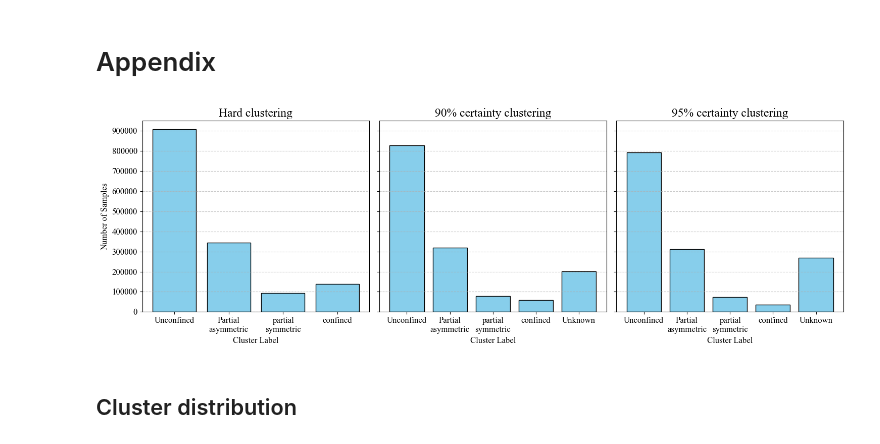
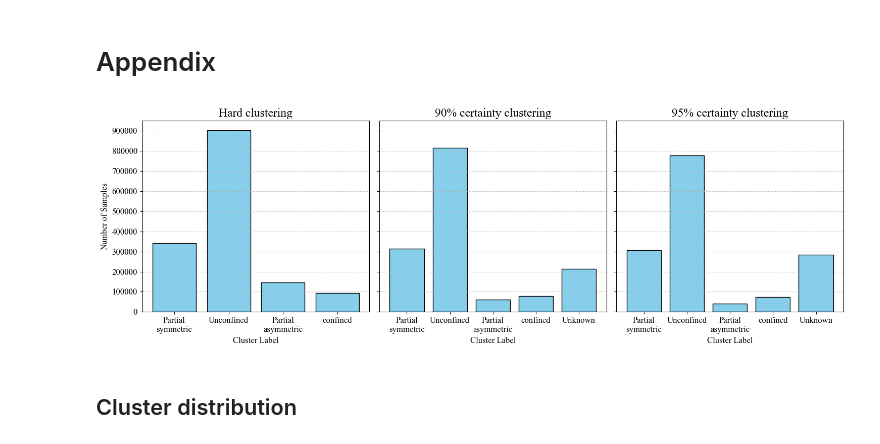
Before and after one commit to niekcde/river-confinement, a Jupyter notebook: pipeline/final_results.ipynb, the cells around one changed output. Cells and saved outputs as stored; diff of their text form; code cells hidden in the pictures.

```diff
--- a/pipeline/final_results.ipynb
+++ b/pipeline/final_results.ipynb
@@ -5,7 +5,6 @@ Introduction, (some) Methods and global map figures are made in QGIS and cannot
 Final result figures
 # %%
 # Package exports
-
 import os
 import sys
 
@@ -33,13 +32,13 @@ from pipeline.clustering import print_pca_loadings,\
                         data_prep_clustering, applyGMM, applyKmeans
 from pipeline.paths import load_project_paths, format_factor_token
 
-# Prefer an explicit env override; otherwise default to the shared test config
+# Prefer an explicit env override; otherwise default to the local project config
 # used for the canonical pipeline checks in this repo.
 config_override = os.getenv("RIVER_CONFINEMENT_PATHS")
 if config_override is None:
-    default_testing_config = repo_root / "config" / "paths.example_testing.json"
-    if default_testing_config.exists():
-        config_override = str(default_testing_config)
+    default_local_config = repo_root / "config" / "paths.local.json"
+    if default_local_config.exists():
+        config_override = str(default_local_config)
 
 project_paths = load_project_paths(config_override)
 print(f"Using project config: {project_paths.config_path}")
@@ -51,8 +50,3 @@ Using project config: /Users/6256481/Code/river-confinement/config/paths.example
-# %%
-# Optional legacy cluster export. The canonical workflow now derives clustering
-# inputs directly from the smoothed NetCDF outputs.
-cluster_csv = results_root / 'dfClusterSlope.csv'
-dfC = pd.read_csv(cluster_csv) if cluster_csv.exists() else None
 # %% [markdown]
 # Methods
 # %%
@@ -600,8 +816,8 @@ max slope m/m :                1.72093
 # %%
 CH = 2
 hf_token = format_factor_token(CH)
-# Manuscript archive verified against the submission in results/pca_confinement_audit/report.md.
-f = Path('/Volumes/PhD/confinement/results/single_values') / f'global_50_{hf_token}_smoothed.nc'
+
+f = project_paths.single_smoothed_dir / f"global_50_{hf_token}_smoothed.nc"
 ds = xr.open_dataset(f)
 df = ds.to_dataframe().reset_index()
 # %%
@@ -1250,40 +1575,40 @@ def plot_histograms(dfC):
     i = 0
     levels = ['hard', '90', '95']
     f,ax =plt.subplots(ncols = len(levels), nrows = 1, squeeze = False, figsize = [15,5], sharey =True)
 
     titles = ['Hard clustering', '90% certainty clustering', '95% certainty clustering', '99% certainty clustering']
     for i in range(len(levels)):
         labels = dfCluster[f'GMM_{clusters}_{levels[i]}']
-        labels[labels == 3] = 1
-        labels[labels == 4] = 1
-        labels[labels == 5] = 1
+        labels[labels == 2] = 0
+        labels[labels == 4] = 0
+        labels[labels == 5] = 0
         unique_labels, counts = np.unique(labels, return_counts=True)
 
         # Optional: sort clusters by label
         sorted_indices = np.argsort(unique_labels)
         unique_labels = unique_labels[sorted_indices]
         counts = counts[sorted_indices]
 
         if levels[i] == 'hard':
-            unique_labels = ['Unconfined', 'Partial\nasymmetric', 'partial\nsymmetric', 'confined']
+            unique_labels = [ 'Partial\nsymmetric','Unconfined', 'Partial\nasymmetric', 'confined']
         else:
-            unique_labels = ['Unconfined', 'Partial\nasymmetric', 'partial\nsymmetric', 'confined', 'Unknown']
+            unique_labels = [ 'Partial\nsymmetric','Unconfined', 'Partial\nasymmetric', 'confined', 'Unknown']
         ax[0,i].bar([str(lbl) for lbl in unique_labels], counts, color='skyblue', edgecolor='black')
         ax[0,i].set_yticks(np.arange(0, 1.2e6, 1e5))
         ax[0,i].set_xlabel("Cluster Label", fontsize = 12)
         ax[0,i].tick_params(axis='x', labelsize=12)
         ax[0,i].tick_params(axis='y', labelsize=12)
 
         ax[0,i].set_title(titles[i], fontsize = 17)
         ax[0,i].grid(axis='y', linestyle='--', alpha=0.7)
         ax[0,i].set_ylim(0,950000)
     ax[0,0].set_ylabel("Number of Samples", fontsize = 12)
     plt.tight_layout()
-    # plt.savefig('/Users/6256481/Library/CloudStorage/OneDrive-UniversiteitUtrecht/Desktop/RivWidth/Paper/Figuren/GMM_7_hist.png')
+    plt.savefig(save_dir + 'GMM_7_hist.png')
     plt.show()
 plot_histograms(dfCluster)
 # %% [output]
-[figure, old version]
+[figure, new version]
 # %% [markdown]
 ## Cluster distribution
 # %%
```
Also changed, not shown: parts of 38 cells of this notebook.
